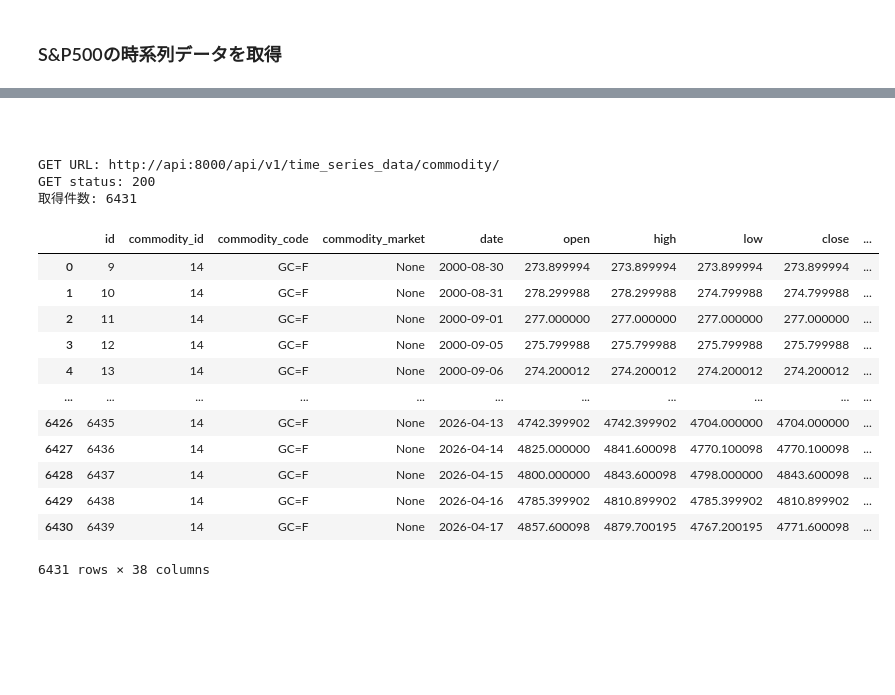
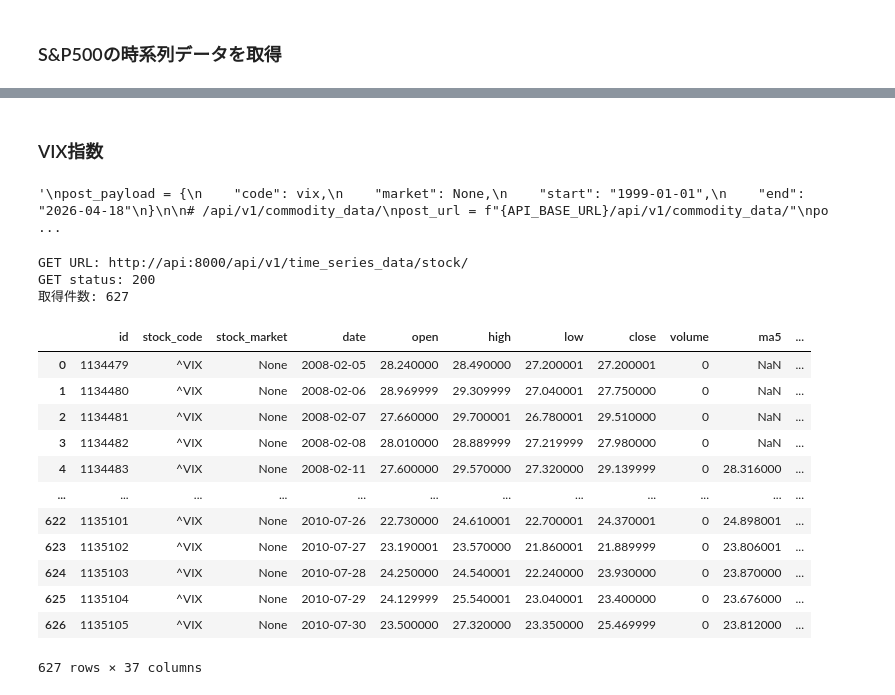
Before and after one commit to nekonabesan/stock_market_analysis, a Jupyter notebook: notebook/stock_02_08_002.ipynb, the cells around one changed output, grey strips where cells are left out. Saved outputs shown, nothing was run; the diff lists cells and outputs as text; code cells hidden in the pictures; blank space fills up the shorter version.

```diff
--- a/notebook/stock_02_08_002.ipynb
+++ b/notebook/stock_02_08_002.ipynb
@@ -49,7 +77,7 @@ print("POST response:", post_response.json())
 # %%
 get_url = f"{API_BASE_URL}/api/v1/time_series_data/stock/"
 get_params = {
-    "code": code,
+    "code": sp500,
     "market": market,
     "start": start,
     "end": end
@@ -64,7 +92,6 @@ if get_response.status_code == 200:
     get_json = get_response.json()
     results = get_json.get("results", [])
     df_sp = pd.DataFrame(results)
-
     print("取得件数:", len(df_sp))
     display(df_sp)
 else:
@@ -91,11 +183,10 @@ GET status: 200
 # %%
-# 金の時系列データを登録
-code = "GC=F"
+gold = "GC=F"
 start = dt.datetime(1999, 1, 1).strftime("%Y-%m-%d")
 end = dt.datetime.now().strftime("%Y-%m-%d")
 """
 post_payload = {
-    "code": code,
+    "code": gold,
     "market": None,
     "start": "1999-01-01",
     "end": "2026-04-18"
@@ -114,43 +245,64 @@ print("POST response:", post_response.json())
 # %% [markdown]
-###
+### VIX指数
+# %%
+vix = "^VIX"
+start = dt.datetime(1999, 1, 1).strftime("%Y-%m-%d")
+end = dt.datetime.now().strftime("%Y-%m-%d")
+"""
+post_payload = {
+    "code": vix,
+    "market": None,
+    "start": "1999-01-01",
+    "end": "2026-04-18"
+}
+
+# /api/v1/commodity_data/
+post_url = f"{API_BASE_URL}/api/v1/commodity_data/"
+post_response = requests.post(post_url, json=post_payload, timeout=60)
+
+print("POST URL:", post_url)
+print("POST status:", post_response.status_code)
+print("POST response:", post_response.json())
+"""
+# %% [output]
+'\npost_payload = {\n    "code": vix,\n    "market": None,\n    "start": "1999-01-01",\n    "end": "2026-04-18"\n}\n\n# /api/v1/commodity_data/\npost_url = f"{API_BASE_URL}/api/v1/commodity_data/"\npo ...
 # %%
-# /api/v1/time_series_data/commodity/
-get_url = f"{API_BASE_URL}/api/v1/time_series_data/commodity/"
+# /api/v1/time_series_data/stock/
+get_url = f"{API_BASE_URL}/api/v1/time_series_data/stock/"
 get_params = {
-    "code": code,
+    "code": vix,
     "market": None,
     "start": start,
     "end": end
 }
 
 get_response = requests.get(get_url, params=get_params, timeout=60)
 
 print("GET URL:", get_url)
 print("GET status:", get_response.status_code)
 
 if get_response.status_code == 200:
     get_json = get_response.json()
     results = get_json.get("results", [])
-    df_gold = pd.DataFrame(results)
-
-    print("取得件数:", len(df_gold))
-    display(df_gold)
+    df_vix = pd.DataFrame(results)
+    print("取得件数:", len(df_vix))
+    display(df_vix)
 else:
     print("GET response:", get_response.json())
 # %% [output]
-GET URL: http://api:8000/api/v1/time_series_data/commodity/
+GET URL: http://api:8000/api/v1/time_series_data/stock/
 GET status: 200
-取得件数: 6431
+取得件数: 627
-|  | id | commodity_id | commodity_code | commodity_market | date | open | high | low | close | ... |
-| 0 | 9 | 14 | GC=F | None | 2000-08-30 | 273.899994 | 273.899994 | 273.899994 | 273.899994 | ... |
-| 1 | 10 | 14 | GC=F | None | 2000-08-31 | 278.299988 | 278.299988 | 274.799988 | 274.799988 | ... |
-| 2 | 11 | 14 | GC=F | None | 2000-09-01 | 277.000000 | 277.000000 | 277.000000 | 277.000000 | ... |
-| 3 | 12 | 14 | GC=F | None | 2000-09-05 | 275.799988 | 275.799988 | 275.799988 | 275.799988 | ... |
-| 4 | 13 | 14 | GC=F | None | 2000-09-06 | 274.200012 | 274.200012 | 274.200012 | 274.200012 | ... |
-| ... | ... | ... | ... | ... | ... | ... | ... | ... | ... | ... |
-| 6426 | 6435 | 14 | GC=F | None | 2026-04-13 | 4742.399902 | 4742.399902 | 4704.000000 | 4704.000000 | ... |
-| 6427 | 6436 | 14 | GC=F | None | 2026-04-14 | 4825.000000 | 4841.600098 | 4770.100098 | 4770.100098 | ... |
-| 6428 | 6437 | 14 | GC=F | None | 2026-04-15 | 4800.000000 | 4843.600098 | 4798.000000 | 4843.600098 | ... |
-| 6429 | 6438 | 14 | GC=F | None | 2026-04-16 | 4785.399902 | 4810.899902 | 4785.399902 | 4810.899902 | ... |
-| 6430 | 6439 | 14 | GC=F | None | 2026-04-17 | 4857.600098 | 4879.700195 | 4767.200195 | 4771.600098 | ... |
+|  | id | stock_code | stock_market | date | open | high | low | close | volume | ma5 | ... |
+| 0 | 1134479 | ^VIX | None | 2008-02-05 | 28.240000 | 28.490000 | 27.200001 | 27.200001 | 0 | NaN | ... |
+| 1 | 1134480 | ^VIX | None | 2008-02-06 | 28.969999 | 29.309999 | 27.040001 | 27.750000 | 0 | NaN | ... |
+| 2 | 1134481 | ^VIX | None | 2008-02-07 | 27.660000 | 29.700001 | 26.780001 | 29.510000 | 0 | NaN | ... |
+| 3 | 1134482 | ^VIX | None | 2008-02-08 | 28.010000 | 28.889999 | 27.219999 | 27.980000 | 0 | NaN | ... |
+| 4 | 1134483 | ^VIX | None | 2008-02-11 | 27.600000 | 29.570000 | 27.320000 | 29.139999 | 0 | 28.316000 | ... |
+| ... | ... | ... | ... | ... | ... | ... | ... | ... | ... | ... | ... |
+| 622 | 1135101 | ^VIX | None | 2010-07-26 | 22.730000 | 24.610001 | 22.700001 | 24.370001 | 0 | 24.898001 | ... |
+| 623 | 1135102 | ^VIX | None | 2010-07-27 | 23.190001 | 23.570000 | 21.860001 | 21.889999 | 0 | 23.806001 | ... |
+| 624 | 1135103 | ^VIX | None | 2010-07-28 | 24.250000 | 24.540001 | 22.240000 | 23.930000 | 0 | 23.870000 | ... |
+| 625 | 1135104 | ^VIX | None | 2010-07-29 | 24.129999 | 25.540001 | 23.040001 | 23.400000 | 0 | 23.676000 | ... |
+| 626 | 1135105 | ^VIX | None | 2010-07-30 | 23.500000 | 27.320000 | 23.350000 | 25.469999 | 0 | 23.812000 | ... |
-6431 rows × 38 columns
+627 rows × 37 columns
```
Also changed, not shown: parts of 19 cells of this notebook, 1 other file.
